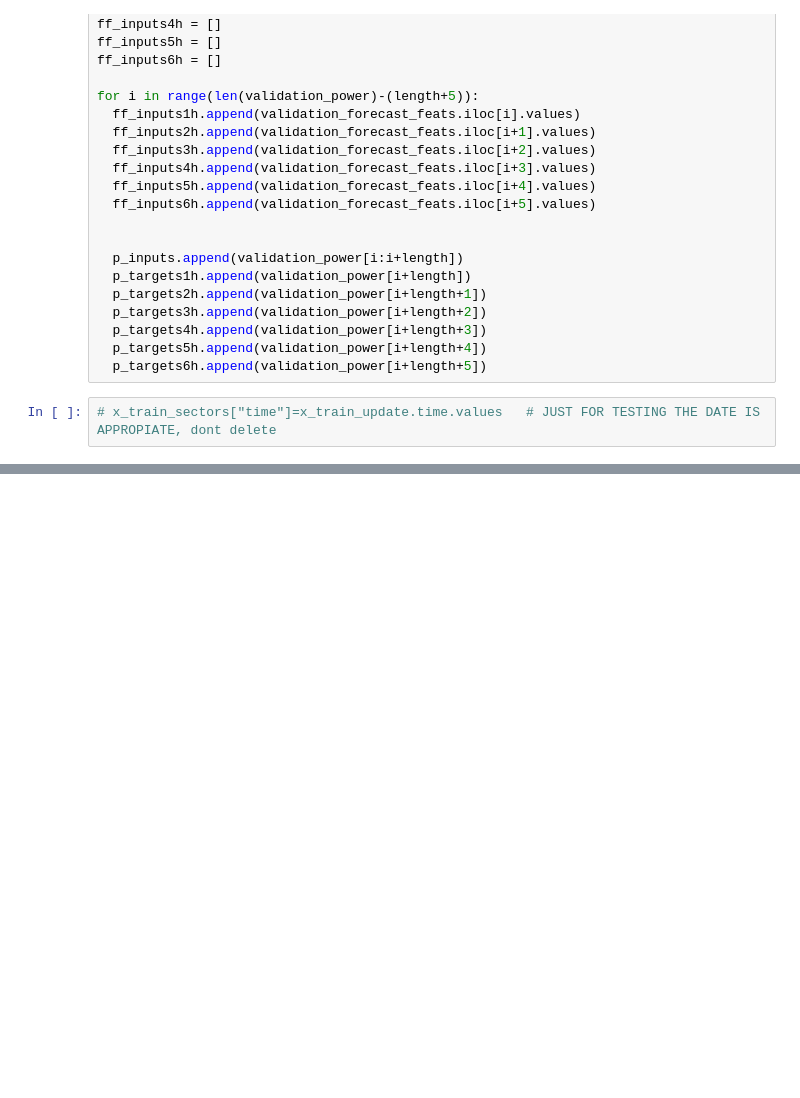
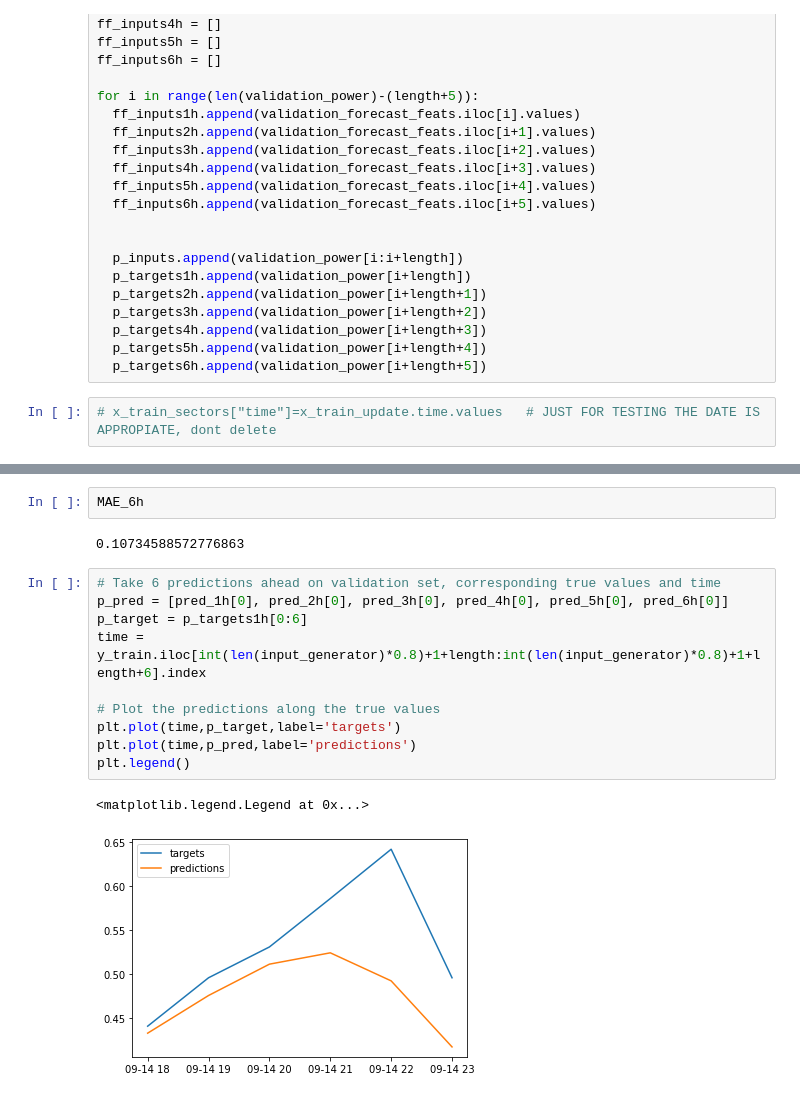
Before and after one commit to GilliGit/WindForecastingCompetition, a Jupyter notebook: Models/Intra day/LSTM_FFNN_intra_day.ipynb, the cells around one changed output, grey strips where cells are left out. Drawn from its saved outputs; the diff is of its cells as text; blank space fills up the shorter version.

```diff
--- a/Models/Intra day/LSTM_FFNN_intra_day.ipynb
+++ b/Models/Intra day/LSTM_FFNN_intra_day.ipynb
@@ -510,0 +538,17 @@ print(f'Confidence interval 3h: {CI_3h}')
+# %%
+MAE_6h
+# %% [output]
+0.10734588572776863
+# %%
+# Take 6 predictions ahead on validation set, corresponding true values and time
+p_pred = [pred_1h[0], pred_2h[0], pred_3h[0], pred_4h[0], pred_5h[0], pred_6h[0]]
+p_target = p_targets1h[0:6]
+time = y_train.iloc[int(len(input_generator)*0.8)+1+length:int(len(input_generator)*0.8)+1+length+6].index
+
+# Plot the predictions along the true values
+plt.plot(time,p_target,label='targets')
+plt.plot(time,p_pred,label='predictions')
+plt.legend()
+# %% [output]
+<matplotlib.legend.Legend at 0x...>
+[figure, added]
```
Also changed, not shown: parts of 11 cells of this notebook, 2 other files.
